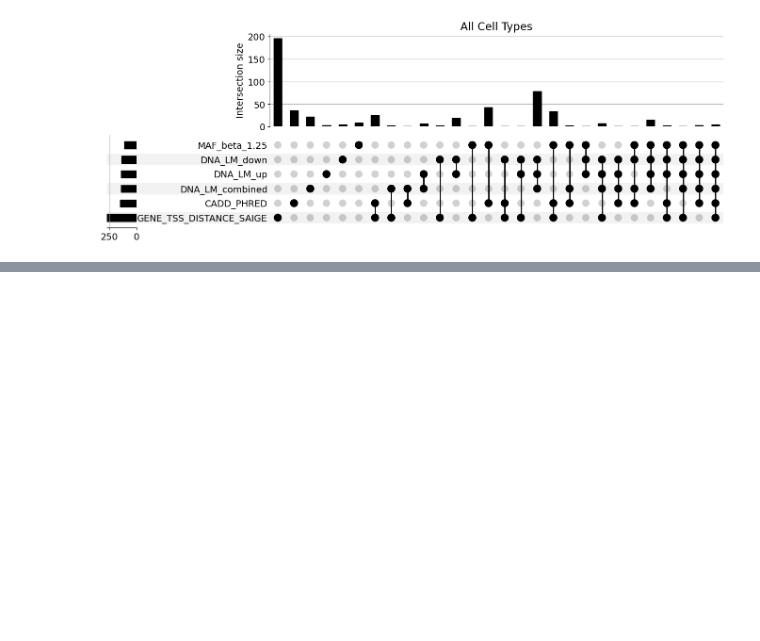
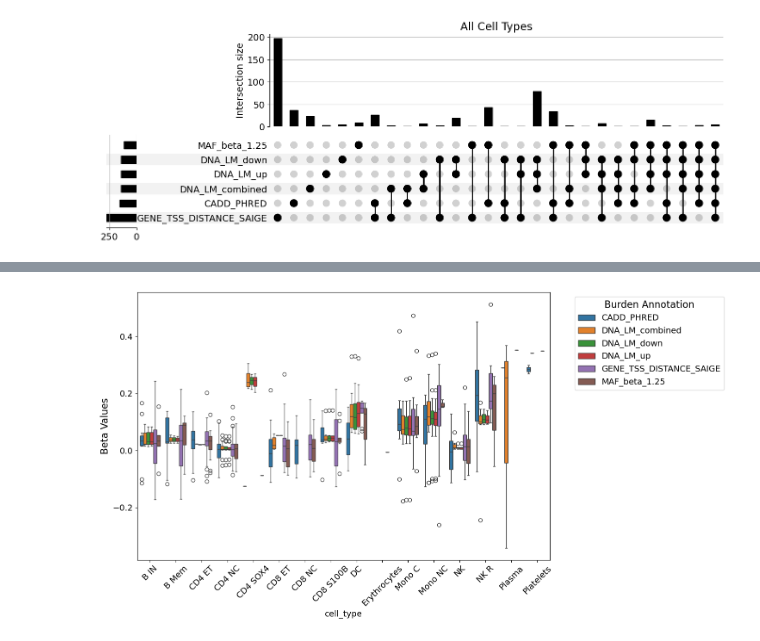
Before and after one commit to theislab/cellink, a Jupyter notebook: docs/notebooks/eval_results_summary_plots.ipynb, the cells around one changed output, grey strips where cells are left out. Drawn from its saved outputs; the diff is of its cells as text; code cells hidden in the pictures; blank space fills up the shorter version.

```diff
--- a/docs/notebooks/eval_results_summary_plots.ipynb
+++ b/docs/notebooks/eval_results_summary_plots.ipynb
@@ -166,0 +164,6 @@ plot_upset(burden_dict_all, "All Cell Types", fontsize=14)
+# %%
+filtered_results = df_final_FDR[df_final_FDR['significant']]
+# %%
+grouped_boxplot(filtered_results)
+# %% [output]
+[figure, added]
```
Also changed, not shown: parts of 15 cells of this notebook, 4 other files.
